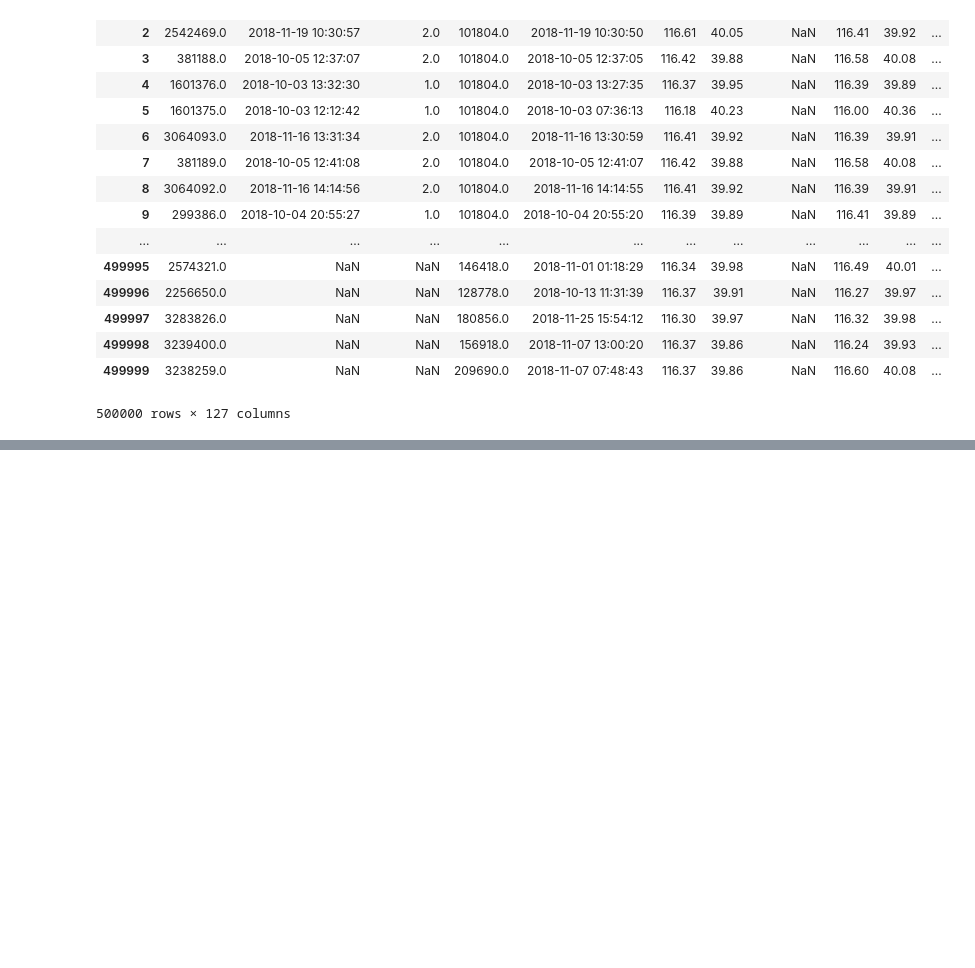
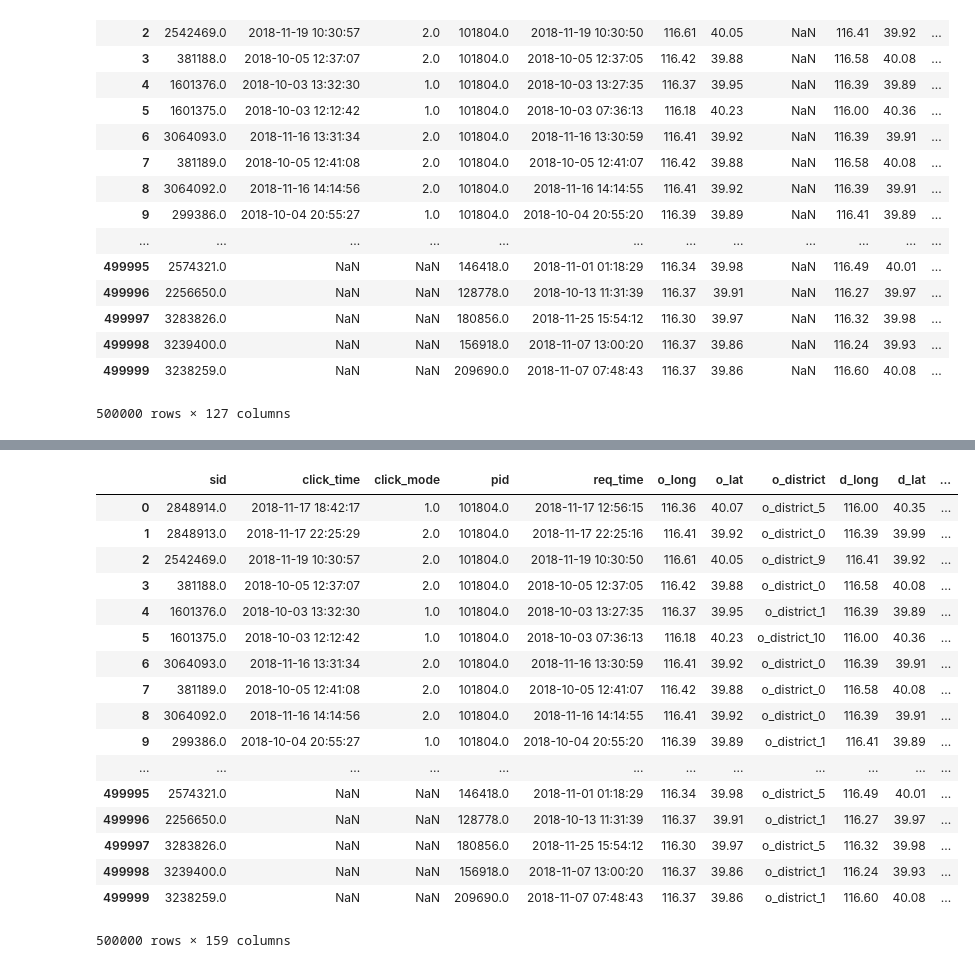
Before and after one commit to AlessandroVol23/kdd-cup-2019, a Jupyter notebook: notebooks/3_LN_assign_district.ipynb, the cells around one changed output, grey strips where cells are left out. Saved outputs shown, nothing was run; the diff lists cells and outputs as text; code cells hidden in the pictures; blank space fills up the shorter version.

Commit message:
86 add district feature in preprocessing, visualization

```diff
--- a/notebooks/3_LN_districts_final.ipynb
+++ b/notebooks/3_LN_assign_district.ipynb
@@ -317 +318,22 @@ list(df_1.columns)
+# %%
+df_1
+# %% [output]
+|  | sid | click_time | click_mode | pid | req_time | o_long | o_lat | o_district | d_long | d_lat | ... |
+| 0 | 2848914.0 | 2018-11-17 18:42:17 | 1.0 | 101804.0 | 2018-11-17 12:56:15 | 116.36 | 40.07 | o_district_5 | 116.00 | 40.35 | ... |
+| 1 | 2848913.0 | 2018-11-17 22:25:29 | 2.0 | 101804.0 | 2018-11-17 22:25:16 | 116.41 | 39.92 | o_district_0 | 116.39 | 39.99 | ... |
+| 2 | 2542469.0 | 2018-11-19 10:30:57 | 2.0 | 101804.0 | 2018-11-19 10:30:50 | 116.61 | 40.05 | o_district_9 | 116.41 | 39.92 | ... |
+| 3 | 381188.0 | 2018-10-05 12:37:07 | 2.0 | 101804.0 | 2018-10-05 12:37:05 | 116.42 | 39.88 | o_district_0 | 116.58 | 40.08 | ... |
+| 4 | 1601376.0 | 2018-10-03 13:32:30 | 1.0 | 101804.0 | 2018-10-03 13:27:35 | 116.37 | 39.95 | o_district_1 | 116.39 | 39.89 | ... |
+| 5 | 1601375.0 | 2018-10-03 12:12:42 | 1.0 | 101804.0 | 2018-10-03 07:36:13 | 116.18 | 40.23 | o_district_10 | 116.00 | 40.36 | ... |
+| 6 | 3064093.0 | 2018-11-16 13:31:34 | 2.0 | 101804.0 | 2018-11-16 13:30:59 | 116.41 | 39.92 | o_district_0 | 116.39 | 39.91 | ... |
+| 7 | 381189.0 | 2018-10-05 12:41:08 | 2.0 | 101804.0 | 2018-10-05 12:41:07 | 116.42 | 39.88 | o_district_0 | 116.58 | 40.08 | ... |
+| 8 | 3064092.0 | 2018-11-16 14:14:56 | 2.0 | 101804.0 | 2018-11-16 14:14:55 | 116.41 | 39.92 | o_district_0 | 116.39 | 39.91 | ... |
+| 9 | 299386.0 | 2018-10-04 20:55:27 | 1.0 | 101804.0 | 2018-10-04 20:55:20 | 116.39 | 39.89 | o_district_1 | 116.41 | 39.89 | ... |
+| ... | ... | ... | ... | ... | ... | ... | ... | ... | ... | ... | ... |
+| 499995 | 2574321.0 | NaN | NaN | 146418.0 | 2018-11-01 01:18:29 | 116.34 | 39.98 | o_district_5 | 116.49 | 40.01 | ... |
+| 499996 | 2256650.0 | NaN | NaN | 128778.0 | 2018-10-13 11:31:39 | 116.37 | 39.91 | o_district_1 | 116.27 | 39.97 | ... |
+| 499997 | 3283826.0 | NaN | NaN | 180856.0 | 2018-11-25 15:54:12 | 116.30 | 39.97 | o_district_5 | 116.32 | 39.98 | ... |
+| 499998 | 3239400.0 | NaN | NaN | 156918.0 | 2018-11-07 13:00:20 | 116.37 | 39.86 | o_district_1 | 116.24 | 39.93 | ... |
+| 499999 | 3238259.0 | NaN | NaN | 209690.0 | 2018-11-07 07:48:43 | 116.37 | 39.86 | o_district_1 | 116.60 | 40.08 | ... |
+500000 rows × 159 columns
 # %%
```
Also changed, not shown: parts of 17 cells of this notebook, 7 other files.
